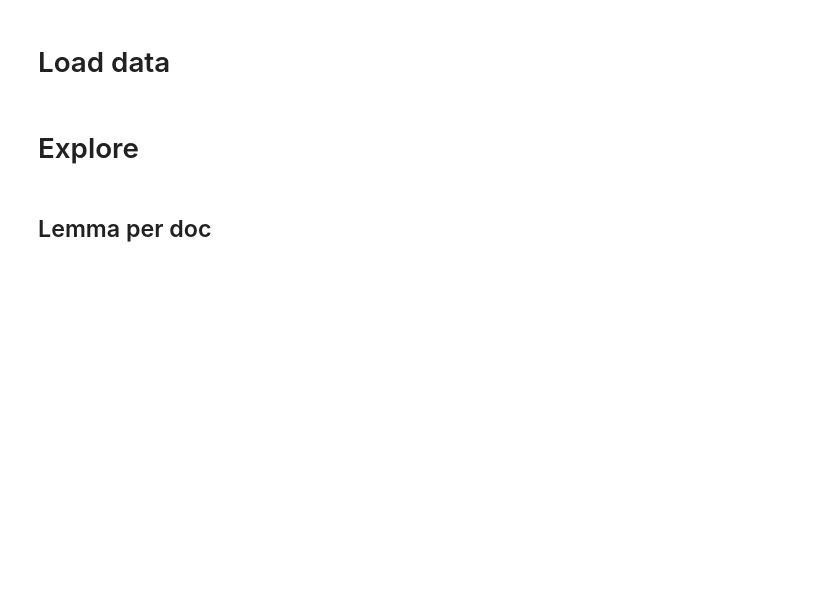
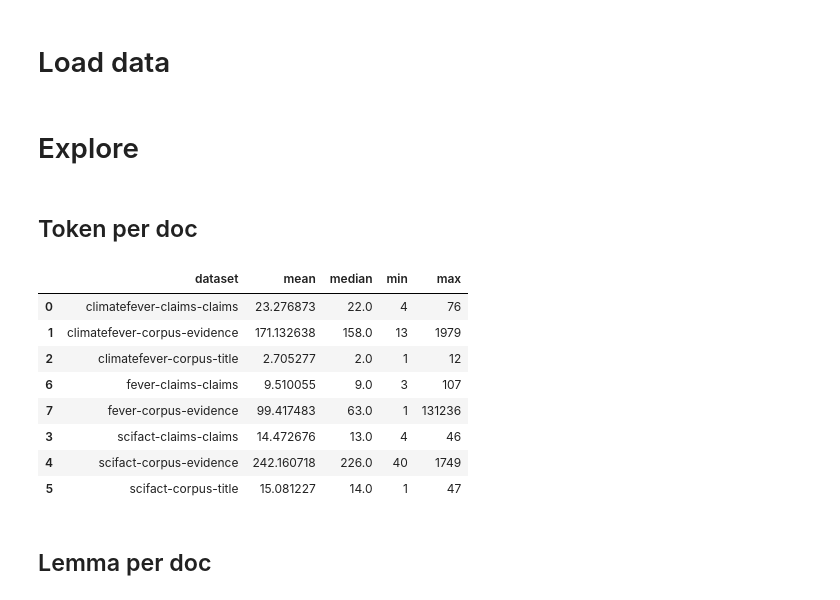
Before and after one commit to boeyjw/KCL-MScAI-FactChecking-Code, a Jupyter notebook: nb/03_Data_Exploration_l2.ipynb, the cells around one changed output. Drawn from its saved outputs; the diff is of its cells as text; code cells hidden in the pictures; blank space fills up the shorter version.

```diff
--- a/nb/03_Data_Exploration_l2.ipynb
+++ b/nb/03_Data_Exploration_l2.ipynb
@@ -2,6 +2,8 @@
 from pathlib import Path
 from collections import Counter
 from pprint import pprint
+from itertools import product
+from concurrent import futures
 
 import pandas as pd
 import numpy as np
@@ -12,10 +14,13 @@ from joblib import Parallel, delayed
 
 from src.gen.util import read_gzip_data, write_gzip_data
 
-datap = Path("/users/k21190024/study/fact-check-transfer-learning/scratch/dumps/data/level/2")
+datap_l1 = Path("/users/k21190024/study/fact-check-transfer-learning/scratch/dumps/data/level/1")
+datap_l2 = Path("/users/k21190024/study/fact-check-transfer-learning/scratch/dumps/data/level/2")
 dumpp = Path("/users/k21190024/study/fact-check-transfer-learning/scratch/dumps/explore/level/2")
 if not dumpp.exists():
     dumpp.mkdir(parents=True)
+
+nlp = spacy.blank("yo")
 # %% [markdown]
 # General Functions
 # %%
@@ -50 +55,3 @@ fever_cor = datap.joinpath("fever", "part")
 fever_n_jobs = 30
+# %% [markdown]
+## Token per doc
@@ -51,3 +135,25 @@ fever_n_jobs = 30
+# %%
+df_tokens = []
+for k, v in all_tokens.items():
+    df_tokens.append({
+        "dataset": k,
+        "mean": np.mean(v),
+        "median": np.median(v),
+        "min": np.min(v),
+        "max": np.max(v),
+    })
+df_tokens = pd.DataFrame(df_tokens)
+df_tokens.sort_values("dataset")
+# %% [output]
+|  | dataset | mean | median | min | max |
+| 0 | climatefever-claims-claims | 23.276873 | 22.0 | 4 | 76 |
+| 1 | climatefever-corpus-evidence | 171.132638 | 158.0 | 13 | 1979 |
+| 2 | climatefever-corpus-title | 2.705277 | 2.0 | 1 | 12 |
+| 6 | fever-claims-claims | 9.510055 | 9.0 | 3 | 107 |
+| 7 | fever-corpus-evidence | 99.417483 | 63.0 | 1 | 131236 |
+| 3 | scifact-claims-claims | 14.472676 | 13.0 | 4 | 46 |
+| 4 | scifact-corpus-evidence | 242.160718 | 226.0 | 40 | 1749 |
+| 5 | scifact-corpus-title | 15.081227 | 14.0 | 1 | 47 |
 # %% [markdown]
 ## Lemma per doc
 # %%
```
Also changed, not shown: parts of 8 cells of this notebook, 4 other files.
